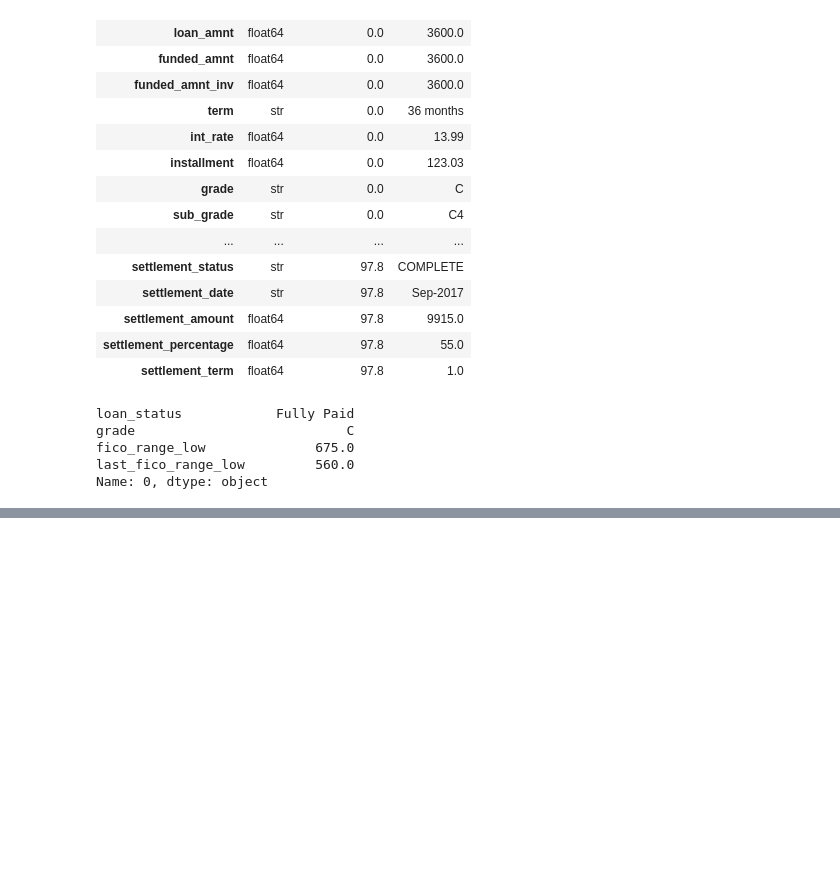
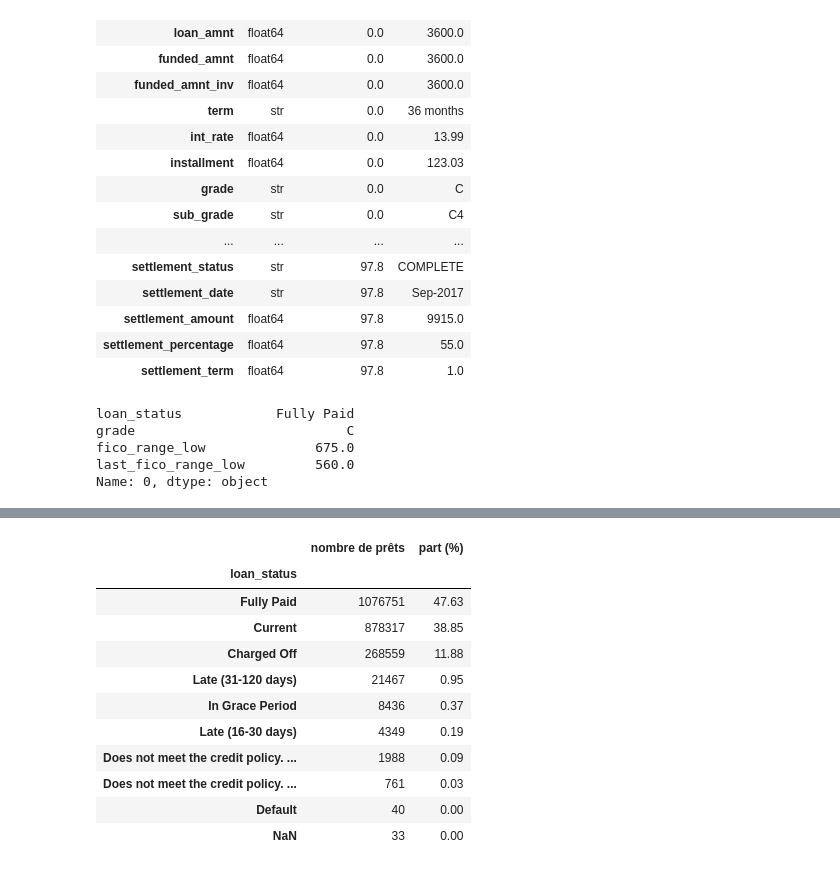
Before and after one commit to Mariechanne/powerbi-credit-risk-dashboard, a Jupyter notebook: python/01-exploration.ipynb, the cells around one changed output, grey strips where cells are left out. Cells and saved outputs as stored; diff of their text form; code cells hidden in the pictures; blank space fills up the shorter version.

Commit message:
Exploration : tri des variables, statuts de prêt et variable défaut

```diff
--- a/python/01-exploration.ipynb
+++ b/python/01-exploration.ipynb
@@ -80,0 +104,27 @@ Name: 0, dtype: object
+# %%
+# ===========================================
+# Chargement des variables utiles
+# ===========================================
+
+import time
+
+colonnes = [
+    # Famille 1 : connues à l'octroi
+    "id", "issue_d", "loan_amnt", "funded_amnt", "term", "int_rate",
+    "installment", "grade", "sub_grade", "fico_range_low", "fico_range_high",
+    "annual_inc", "verification_status", "dti", "emp_length",
+    "home_ownership", "purpose", "addr_state", "application_type",
+    "delinq_2yrs", "inq_last_6mths", "open_acc", "total_acc",
+    "revol_bal", "revol_util", "pub_rec", "pub_rec_bankruptcies", "mort_acc",
+    # Famille 2 : connues après l'octroi
+    "loan_status", "total_pymnt", "total_rec_prncp", "total_rec_int",
+    "recoveries", "collection_recovery_fee", "out_prncp",
+]
+
+debut = time.time()
+prets = pd.read_csv(chemin, usecols=colonnes, low_memory=False)
+duree = time.time() - debut
+
+print(f"Lecture terminée en {duree:.0f} secondes")
+print(f"{prets.shape[0]:,} lignes et {prets.shape[1]} colonnes".replace(",", " "))
+print(f"Mémoire utilisée : {prets.memory_usage(deep=True).sum() / 1e6:.0f} Mo")
@@ -80,0 +139,24 @@ Name: 0, dtype: object
+# %%
+# ===========================================
+# Répartition des statuts de prêt
+# ===========================================
+
+statuts = pd.DataFrame({
+    "nombre de prêts": prets["loan_status"].value_counts(dropna=False),
+    "part (%)": (prets["loan_status"].value_counts(normalize=True, dropna=False) * 100).round(2),
+})
+
+statuts
+# %% [output]
+|  | nombre de prêts | part (%) |
+| loan_status |  |  |
+| Fully Paid | 1076751 | 47.63 |
+| Current | 878317 | 38.85 |
+| Charged Off | 268559 | 11.88 |
+| Late (31-120 days) | 21467 | 0.95 |
+| In Grace Period | 8436 | 0.37 |
+| Late (16-30 days) | 4349 | 0.19 |
+| Does not meet the credit policy. ... | 1988 | 0.09 |
+| Does not meet the credit policy. ... | 761 | 0.03 |
+| Default | 40 | 0.00 |
+| NaN | 33 | 0.00 |
```
Also changed, not shown: parts of 8 cells of this notebook.
